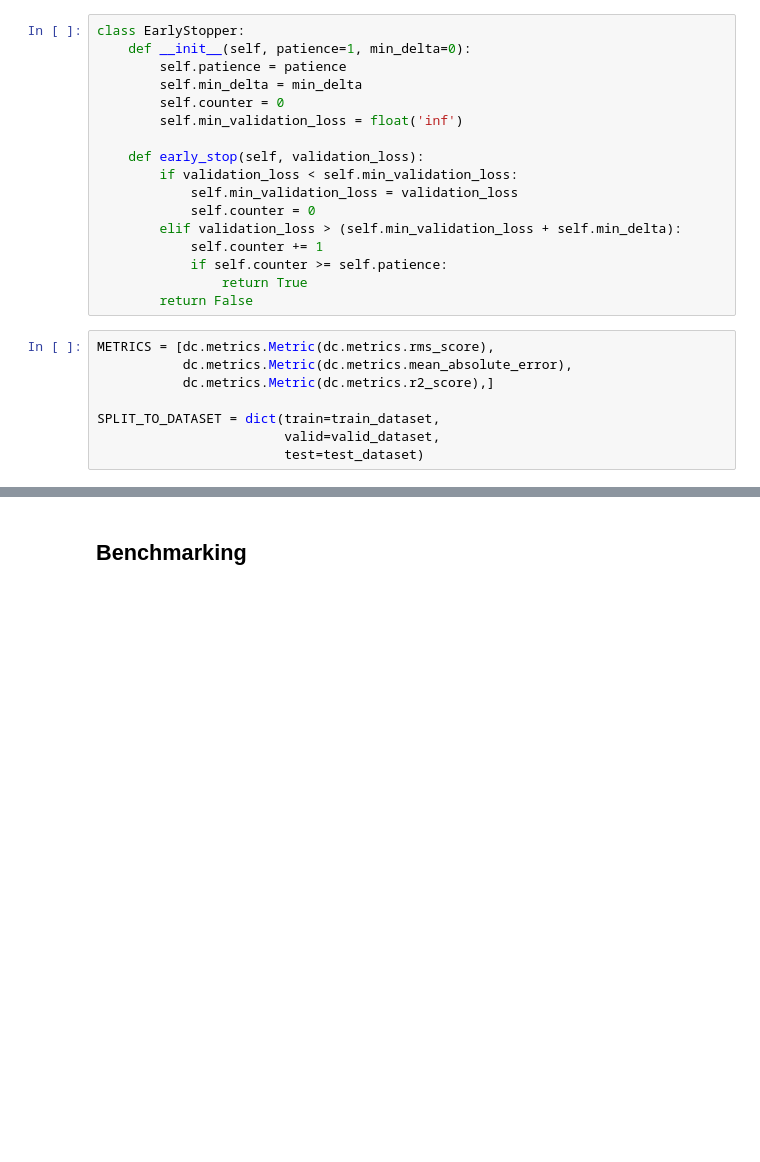
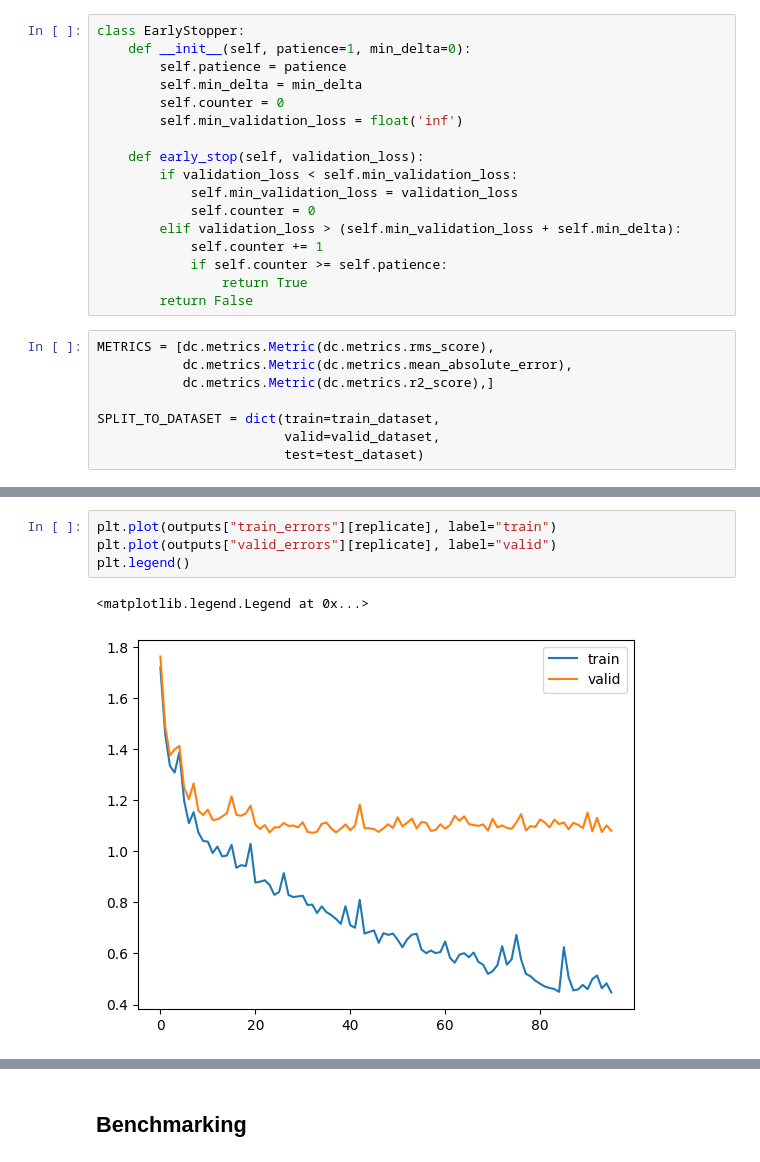
Before and after one commit to Ryan-Reese/Solumetric, a Jupyter notebook: main.ipynb, the cells around one changed output, grey strips where cells are left out. Drawn from its saved outputs; the diff is of its cells as text; blank space fills up the shorter version.

```diff
--- a/main.ipynb
+++ b/main.ipynb
@@ -192 +301,8 @@ for i in range(REPLICATES):
+# %%
+plt.plot(outputs["train_errors"][replicate], label="train")
+plt.plot(outputs["valid_errors"][replicate], label="valid")
+plt.legend()
+# %% [output]
+<matplotlib.legend.Legend at 0x...>
+[figure, added]
 # %%
```
Also changed, not shown: parts of 28 cells of this notebook, 14 other files.
